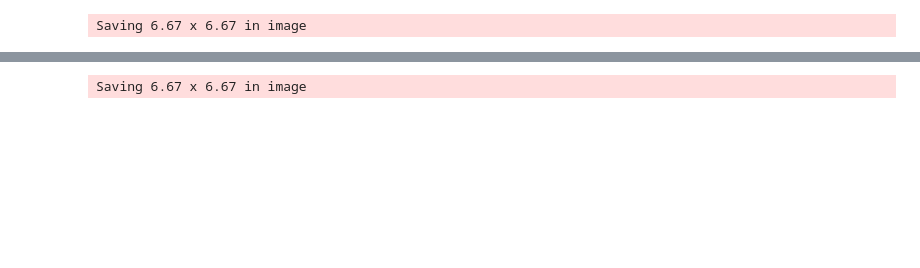
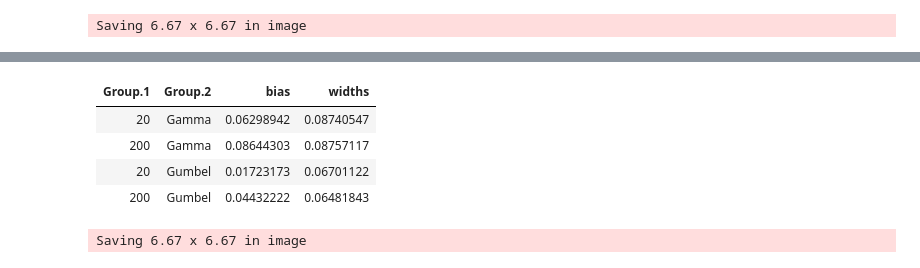
Before and after one commit to maxbiostat/CODE, a Jupyter notebook: skygrid_hyperprior/BNPR_simulation_study.ipynb, the cells around one changed output, grey strips where cells are left out. Cells and saved outputs as stored; diff of their text form; code cells hidden in the pictures; blank space fills up the shorter version.

```diff
--- a/skygrid_hyperprior/BNPR_simulation_study.ipynb
+++ b/skygrid_hyperprior/BNPR_simulation_study.ipynb
@@ -120,3 +130,11 @@ p1
+# %%
+aggregate(errors_dt[, c("bias", "widths")], by = list(errors_dt$ntaxa, errors_dt$prior),FUN = median)
+# %% [output]
+| Group.1 | Group.2 | bias | widths |
+| 20 | Gamma | 0.06298942 | 0.08740547 |
+| 200 | Gamma | 0.08644303 | 0.08757117 |
+| 20 | Gumbel | 0.01723173 | 0.06701122 |
+| 200 | Gumbel | 0.04432222 | 0.06481843 |
 # %%
 ggsave("~/Dropbox/GENERAL_CRAP_TANK/PRIORS_BAYESIAN_PHYLOGENETICS/NOTES/figures/BCI_width_phylodyn.pdf", plot = p1)
 # %% [output]
```
Also changed, not shown: parts of 16 cells of this notebook, 1 other file.
